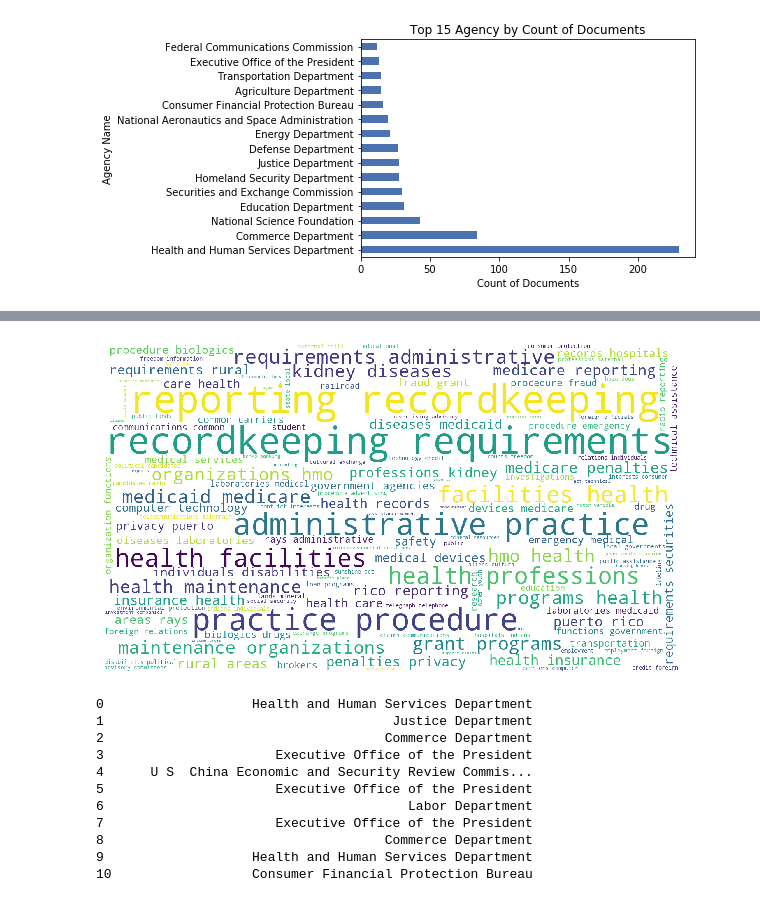
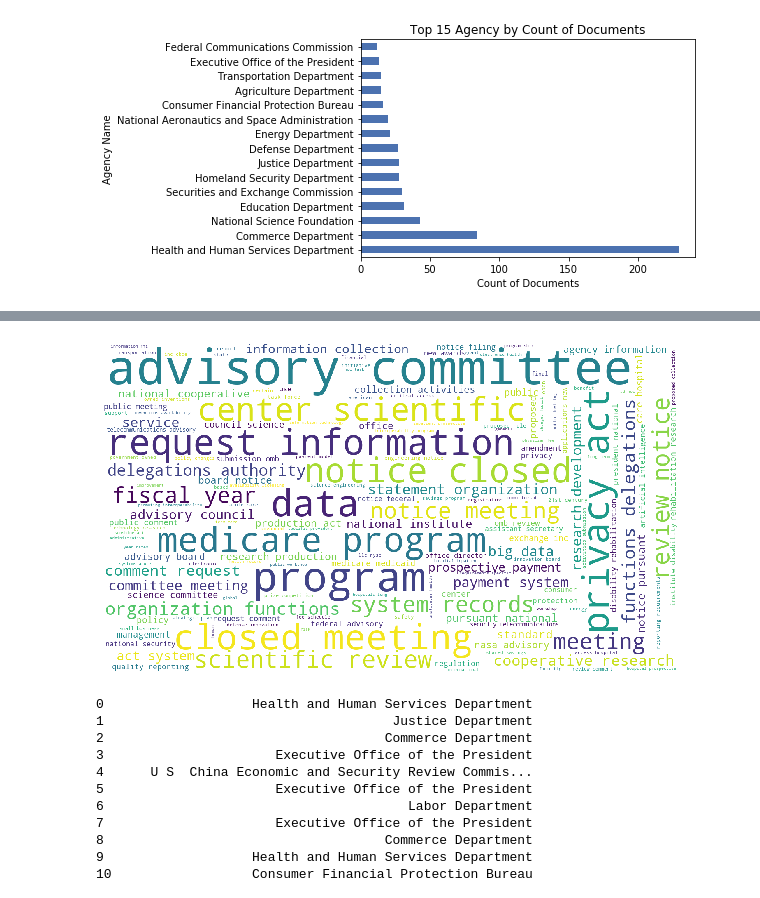
Before and after one commit to JDNantais/FederalRegister_API, a Jupyter notebook: DATA 601 - Federal Register API v2.ipynb, the cells around one changed output, grey strips where cells are left out. Saved outputs shown, nothing was run; the diff lists cells and outputs as text; code cells hidden in the pictures.

```diff
--- a/DATA 601 - Federal Register API v2.ipynb
+++ b/DATA 601 - Federal Register API v2.ipynb
@@ -327,38 +430,38 @@ comment_words = ' '
 stopwords = set(STOPWORDS)
 
 # iterate through the column
-for val in master_df['topics']:
+for val in master_df['title']:
 
     # typecaste each val to string
     val = str(val)
 
     # split the value
     tokens = val.split()
 
     # Converts each token into lowercase
     for i in range(len(tokens)):
         tokens[i] = tokens[i].lower()
 
     for words in tokens:
         comment_words = comment_words + words + ' '
 
 
 wordcloud = WordCloud(width = 1400, height = 800,
                 background_color ='white',
                 stopwords = stopwords,
                 min_font_size = 10).generate(comment_words)
 
 # plot the WordCloud image
 plt.figure(figsize = (8, 8), facecolor = None)
 plt.imshow(wordcloud)
 plt.axis("off")
 plt.tight_layout(pad = 0)
 
 plt.savefig('topics_wordcloud.png', bbox_inches = "tight")
 
 plt.show()
 # %% [output]
-[figure, old version]
+[figure, new version]
 # %%
 master_df['agency_main']
 # %% [output]
```
Also changed, not shown: parts of 18 cells of this notebook, 4 other files.
